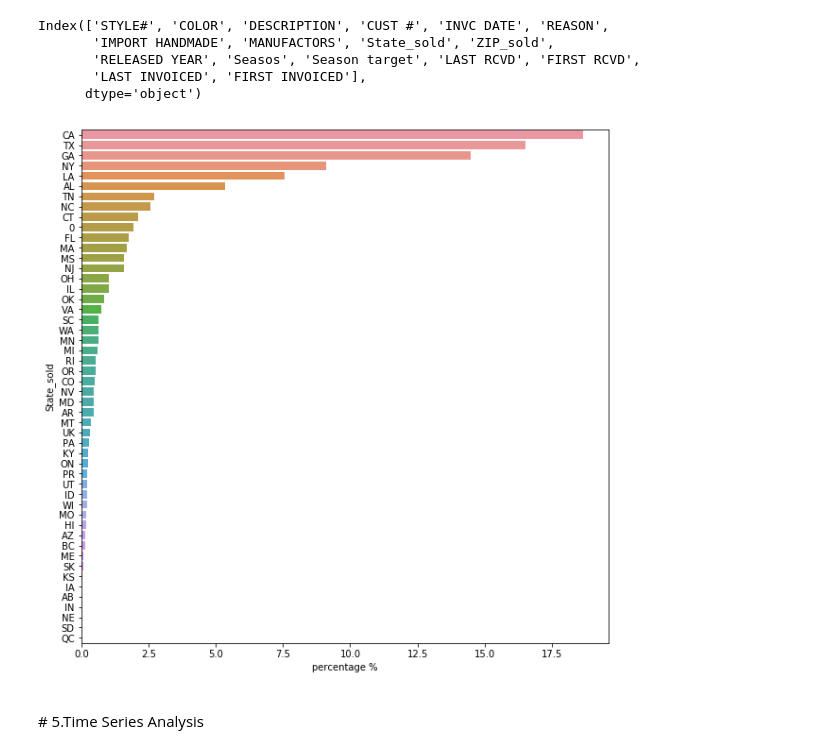
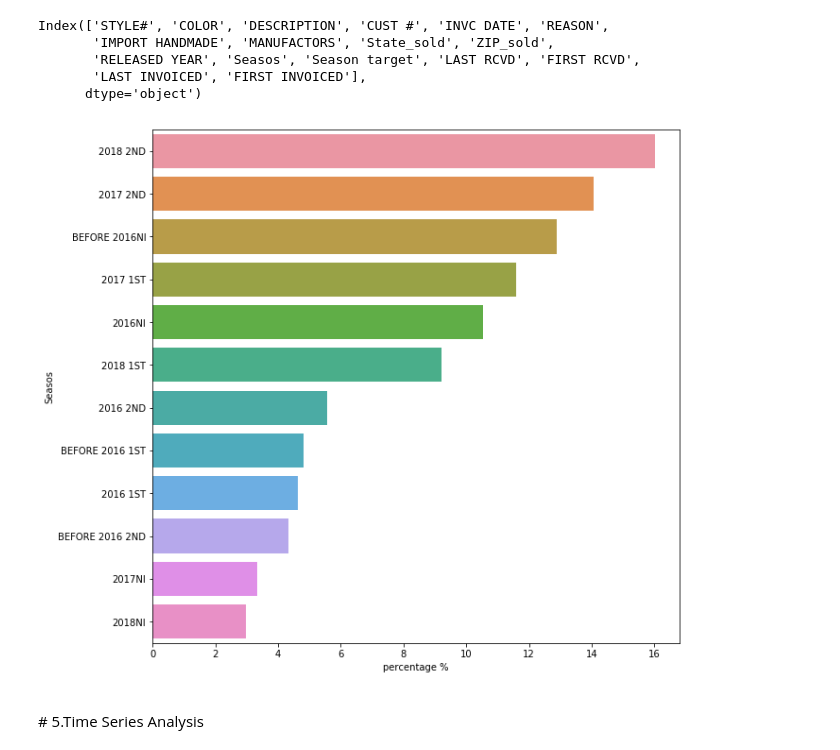
Before and after one commit to lksfr/NOSO, a Jupyter notebook: Jialan_Zhu/NOSO_EDA_USJH&UNO.ipynb, the cells around one changed output. Drawn from its saved outputs; the diff is of its cells as text; code cells hidden in the pictures.

```diff
--- a/Jialan_Zhu/NOSO_EDA_USJH&UNO.ipynb
+++ b/Jialan_Zhu/NOSO_EDA_USJH&UNO.ipynb
@@ -653,7 +683,7 @@ def uniq_count(df,feature):
     uniq_count['percentage %']=uniq_count['count']/df.shape[0]*100
 
     ax = sns.barplot(x="percentage %", y=feature, data=uniq_count)
-    plt.rcParams['figure.figsize']=(8,8)
+    plt.rcParams['figure.figsize']=(10,10)
 # %%
 #select features what to explore in each dataset
 # %%
@@ -705,9 +735,9 @@ Index(['STYLE#', 'COLOR', 'DESCRIPTION', 'CUST #', 'INVC DATE', 'REASON',
        'LAST INVOICED', 'FIRST INVOICED'],
       dtype='object')
 # %%
-uniq_count(uno_sc,'State_sold')
+uniq_count(uno_sc,'Seasos')
 # %% [output]
-[figure, old version]
+[figure, new version]
 # %% [markdown]
 <p><a name="ts"></a></p>
 # 5.Time Series Analysis
```
Also changed, not shown: parts of 31 cells of this notebook, 3 other files.
